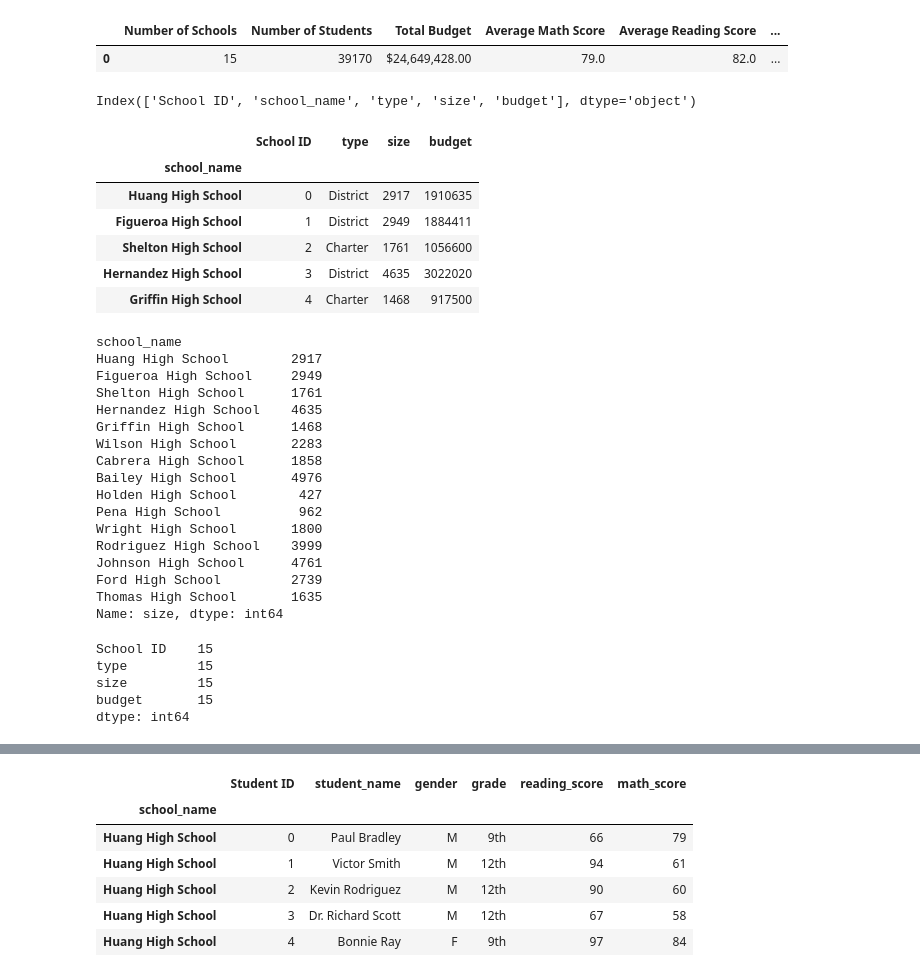
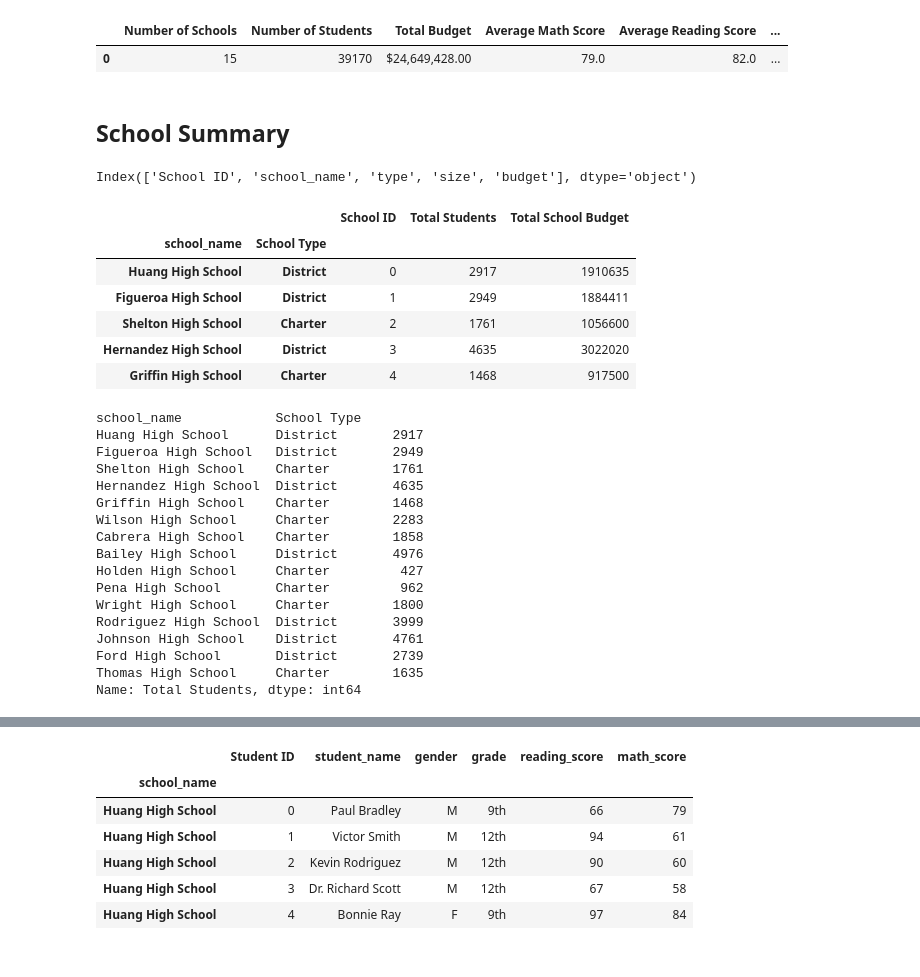
Before and after one commit to ArsamIj/Pandas-Challenge, a Jupyter notebook: PyCitySchools/PyCitySchools_Main.ipynb, the cells around one changed output, grey strips where cells are left out. Cells and saved outputs as stored; diff of their text form; code cells hidden in the pictures.

```diff
--- a/PyCitySchools/PyCitySchools_Main.ipynb
+++ b/PyCitySchools/PyCitySchools_Main.ipynb
@@ -97,46 +104,43 @@ District_Sumary_df
+# %% [markdown]
+## School Summary
 # %%
 schools_data.columns
 # %% [output]
 Index(['School ID', 'school_name', 'type', 'size', 'budget'], dtype='object')
+# %%
+school_sort = schools_data.rename(columns = {'type':'School Type', 'budget':'Total School Budget', 'size':'Total Students'})
 # %%
-school_sort = schools_data.set_index(["school_name"])
+#Select school and district
+school_sort = school_sort.set_index(["school_name", "School Type"])
 school_sort.head()
 # %% [output]
-|  | School ID | type | size | budget |
-| school_name |  |  |  |  |
-| Huang High School | 0 | District | 2917 | 1910635 |
-| Figueroa High School | 1 | District | 2949 | 1884411 |
-| Shelton High School | 2 | Charter | 1761 | 1056600 |
-| Hernandez High School | 3 | District | 4635 | 3022020 |
-| Griffin High School | 4 | Charter | 1468 | 917500 |
+|  |  | School ID | Total Students | Total School Budget |
+| school_name | School Type |  |  |  |
+| Huang High School | District | 0 | 2917 | 1910635 |
+| Figueroa High School | District | 1 | 2949 | 1884411 |
+| Shelton High School | Charter | 2 | 1761 | 1056600 |
+| Hernandez High School | District | 3 | 4635 | 3022020 |
+| Griffin High School | Charter | 4 | 1468 | 917500 |
 # %%
-per_school_counts = school_sort["size"]
+#Total Student count
+per_school_counts = school_sort["Total Students"]
 per_school_counts
 # %% [output]
-school_name
-Huang High School        2917
-Figueroa High School     2949
-Shelton High School      1761
-Hernandez High School    4635
-Griffin High School      1468
-Wilson High School       2283
-Cabrera High School      1858
-Bailey High School       4976
-Holden High School        427
-Pena High School          962
-Wright High School       1800
-Rodriguez High School    3999
-Johnson High School      4761
-Ford High School         2739
-Thomas High School       1635
-Name: size, dtype: int64
+school_name            School Type
+Huang High School      District       2917
+Figueroa High School   District       2949
+Shelton High School    Charter        1761
+Hernandez High School  District       4635
+Griffin High School    Charter        1468
+Wilson High School     Charter        2283
+Cabrera High School    Charter        1858
+Bailey High School     District       4976
+Holden High School     Charter         427
+Pena High School       Charter         962
+Wright High School     Charter        1800
+Rodriguez High School  District       3999
+Johnson High School    District       4761
+Ford High School       District       2739
+Thomas High School     Charter        1635
+Name: Total Students, dtype: int64
-# %%
-Number_of_schools = school_sort.count()
-Number_of_schools
-# %% [output]
-School ID    15
-type         15
-size         15
-budget       15
-dtype: int64
 # %%
```
Also changed, not shown: parts of 54 cells of this notebook.
